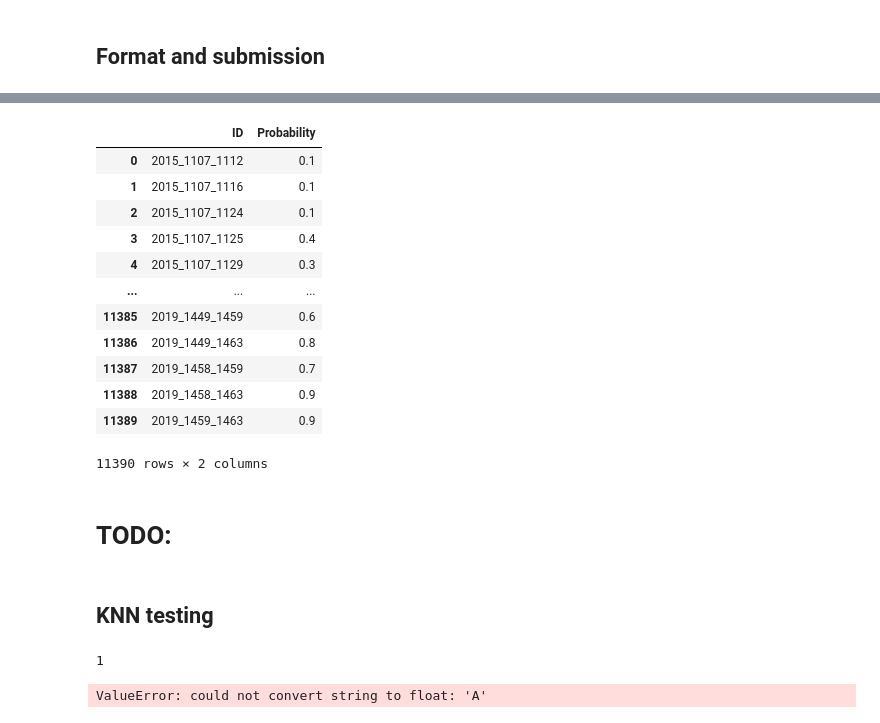
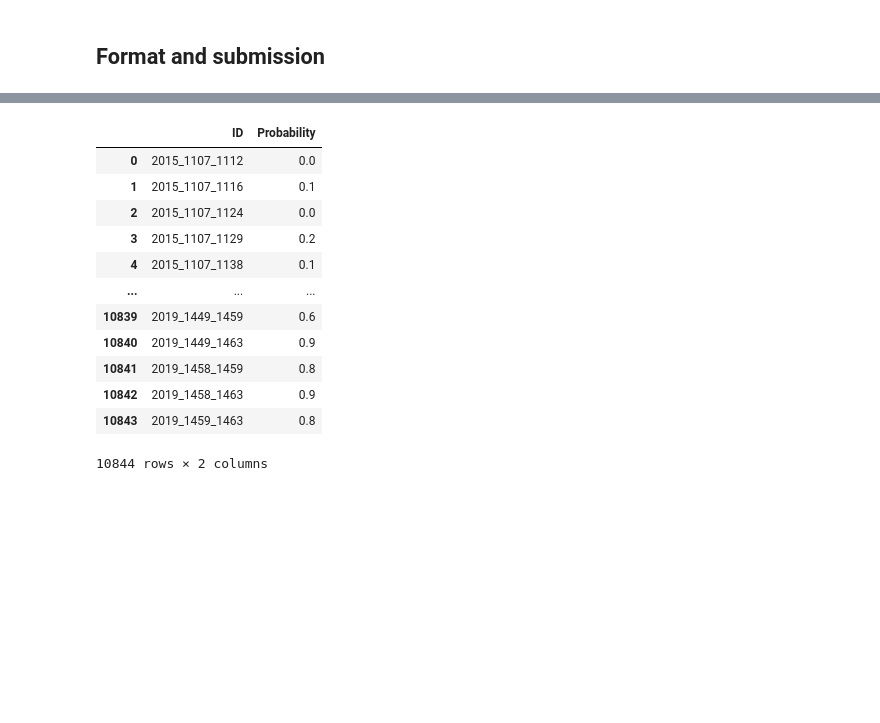
Before and after one commit to travis-tyler/ncaa_ml, a Jupyter notebook: code/testing_models.ipynb, the cells around one changed output, grey strips where cells are left out. Saved outputs shown, nothing was run; the diff lists cells and outputs as text; code cells hidden in the pictures; blank space fills up the shorter version.

```diff
--- a/code/testing_models.ipynb
+++ b/code/testing_models.ipynb
@@ -189,7 +256,7 @@ merged_df5.shape
 # %%
 # select features and target
-target = merged_df5.pop('WTeam')
-selected_features = merged_df5
+target = features_df.pop('WTeam')
+selected_features = features_df
 
 print(selected_features.shape)
 print(target.shape)
@@ -207,6 +274,4 @@ ct = make_column_transformer(
     (OneHotEncoder(), make_column_selector(dtype_include=object))
 )
 
-#hmmm. maybe 'handle_unknown = "ignore"'?'
-
-# ct.fit_transform(selected_features)
+ct.fit_transform(selected_features)
@@ -281,7 +360,11 @@ submit_data = submit_data.astype('int')
 
 # make boolean columns for Tourney and WLoc
 submit_data['Tourney'] = 1
-submit_data['WLoc'] = 'N'
+submit_data['WLoc_A'] = 0
+submit_data['WLoc_H'] = 0
+submit_data['WLoc_N'] = 1
+
+# submit_data = submit_data.astype({'WLoc_A':'int','WLoc_H':'int','WLoc_N':'int'})
 
 # add team 1 and 2 tourney seed column
 submit_data2 = pd.merge(submit_data, seed_df,
@@ -327,7 +410,8 @@ submit_data5 = pd.merge(submit_data4, massey_season_avg,
                        left_on=['Season','Team2'],
                        right_on=['Season','TeamID'])
 
-submit_data5 = submit_data5.rename(columns={'OrdinalRank_x':'Team1RankMean','OrdinalRank_y':'Team2RankMean'})\
+submit_data5 = submit_data5.rename(columns={'OrdinalRank_x':'Team1RankMean',
+                                            'OrdinalRank_y':'Team2RankMean'})\
     .drop(columns=['TeamID_x','TeamID_y'])
 
 # test_data5 = test_data5.fillna(500)
@@ -335,13 +419,19 @@ submit_data5 = submit_data5.rename(columns={'OrdinalRank_x':'Team1RankMean','Ord
 # add first/last D1 year
 submit_data5 = pd.merge(submit_data5, teams_df, how='left', left_on='Team1', right_on='TeamID')
 submit_data5 = submit_data5.drop(columns=['TeamID','TeamName'])
-submit_data5 = submit_data5.rename(columns={'FirstD1Season':'Team1FirstYear','LastD1Season':'Team1LastYear'})
+submit_data5 = submit_data5.rename(columns={'FirstD1Season':'Team1FirstYear',
+                                            'LastD1Season':'Team1LastYear'})
 
 submit_data5 = pd.merge(submit_data5, teams_df, how='left', left_on='Team2', right_on='TeamID')
 submit_data5 = submit_data5.drop(columns=['TeamID','TeamName'])
-submit_data5 = submit_data5.rename(columns={'FirstD1Season':'Team2FirstYear','LastD1Season':'Team2LastYear'})
+submit_data5 = submit_data5.rename(columns={'FirstD1Season':'Team2FirstYear',
+                                            'LastD1Season':'Team2LastYear'})
 
 # set DF shape
-submit_data5 = submit_data5[['Season','Team1','Team2','Tourney','WLoc','Team1Seed','Team2Seed','Team1RankMean','Team2RankMean','Team1FirstYear','Team2FirstYear']]
+submit_data5 = submit_data5[['Season','Team1','Team2',
+                             'Tourney','Team1Seed','Team2Seed',
+                             'Team1RankMean','Team2RankMean',
+                             'Team1FirstYear','Team2FirstYear',
+                             'WLoc_A','WLoc_H','WLoc_N']]
 submit_data5.shape
 # %% [output]
@@ -355,22 +490,18 @@ submit_data5.shape
 # all_combos = list(itertools.combinations(teams_dict[i], 2))
 # pd.DataFrame(all_combos)
 # %%
-format_submit(clf, submit_data5)
+format_submit(clf, submit_data7)
 # %% [output]
 |  | ID | Probability |
-| 0 | 2015_1107_1112 | 0.1 |
+| 0 | 2015_1107_1112 | 0.0 |
 | 1 | 2015_1107_1116 | 0.1 |
-| 2 | 2015_1107_1124 | 0.1 |
-| 3 | 2015_1107_1125 | 0.4 |
-| 4 | 2015_1107_1129 | 0.3 |
+| 2 | 2015_1107_1124 | 0.0 |
+| 3 | 2015_1107_1129 | 0.2 |
+| 4 | 2015_1107_1138 | 0.1 |
 | ... | ... | ... |
-| 11385 | 2019_1449_1459 | 0.6 |
-| 11386 | 2019_1449_1463 | 0.8 |
-| 11387 | 2019_1458_1459 | 0.7 |
-| 11388 | 2019_1458_1463 | 0.9 |
-| 11389 | 2019_1459_1463 | 0.9 |
+| 10839 | 2019_1449_1459 | 0.6 |
+| 10840 | 2019_1449_1463 | 0.9 |
+| 10841 | 2019_1458_1459 | 0.8 |
+| 10842 | 2019_1458_1463 | 0.9 |
+| 10843 | 2019_1459_1463 | 0.8 |
-11390 rows × 2 columns
+10844 rows × 2 columns
-# %% [markdown]
-# TODO:
-# %% [markdown]
-## KNN testing
@@ -390,23 +507,0 @@ format_submit(clf, submit_data5)
-# %%
-from sklearn.neighbors import KNeighborsClassifier
-# Loop through different k values to see which has the highest accuracy
-train_scores = []
-test_scores = []
-for k in range(1, 20, 2):
-    print(k)
-    model = KNeighborsClassifier(n_neighbors=k)
-    model.fit(X_train, y_train)
-    train_score = model.score(X_train, y_train)
-    test_score = model.score(X_test, y_test)
-    train_scores.append(train_score)
-    test_scores.append(test_score)
-    print('----')
-
-plt.plot(range(1, 20, 2), train_scores, marker='o')
-plt.plot(range(1, 20, 2), test_scores, marker="x")
-plt.xlabel("k neighbors")
-plt.ylabel("Testing accuracy Score")
-plt.show()
-# %% [output]
-1
-ValueError: could not convert string to float: 'A'
```
Also changed, not shown: parts of 18 cells of this notebook.
